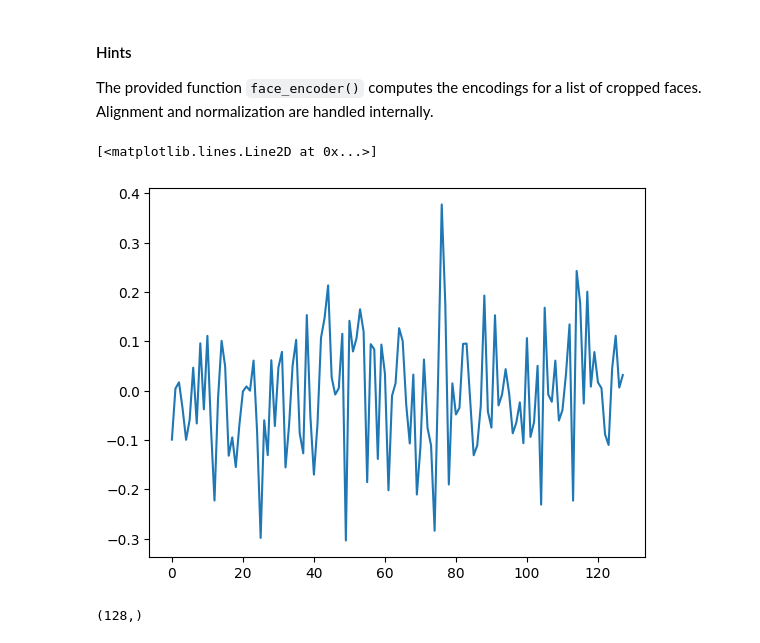
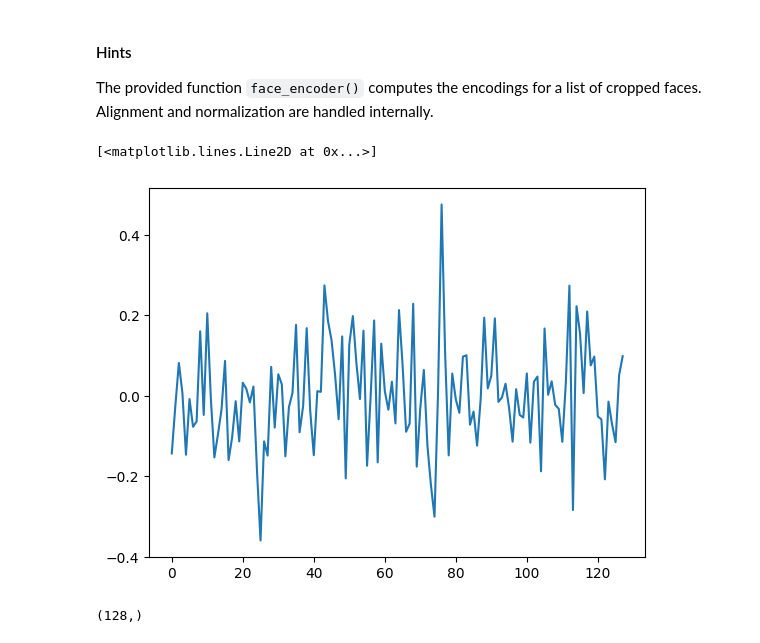
Before and after one commit to Aubert-Antoine/EL_3003-IA_et_Deep_Learning, a Jupyter notebook: LAB 7 FaceRecognition/TP7_FaceRecognition.ipynb, the cells around one changed output. Saved outputs shown, nothing was run; the diff lists cells and outputs as text; code cells hidden in the pictures.

```diff
--- a/LAB 7 FaceRecognition/TP7_FaceRecognition.ipynb
+++ b/LAB 7 FaceRecognition/TP7_FaceRecognition.ipynb
@@ -829,10 +829,10 @@ The provided function `face_encoder()` computes the encodings for a list of crop
 # %%
 encoded_faces = face_encoder(list(faces))
 # %%
-plt.plot(encoded_faces[0])
+plt.plot(encoded_faces[-1])
 # %% [output]
 [<matplotlib.lines.Line2D at 0x...>]
-[figure, old version]
+[figure, new version]
 # %%
 encoded_faces[0].shape
 # %% [output]
```
Also changed, not shown: parts of 8 cells of this notebook.
